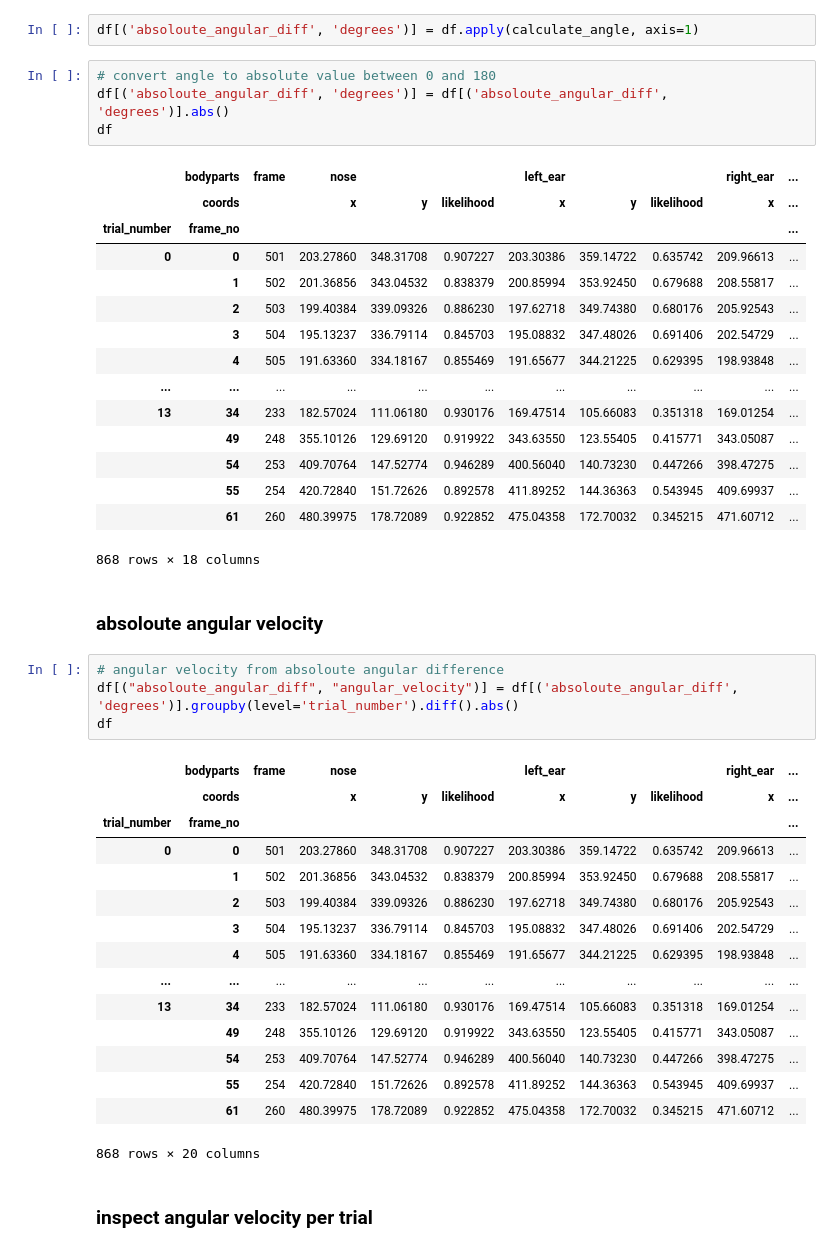
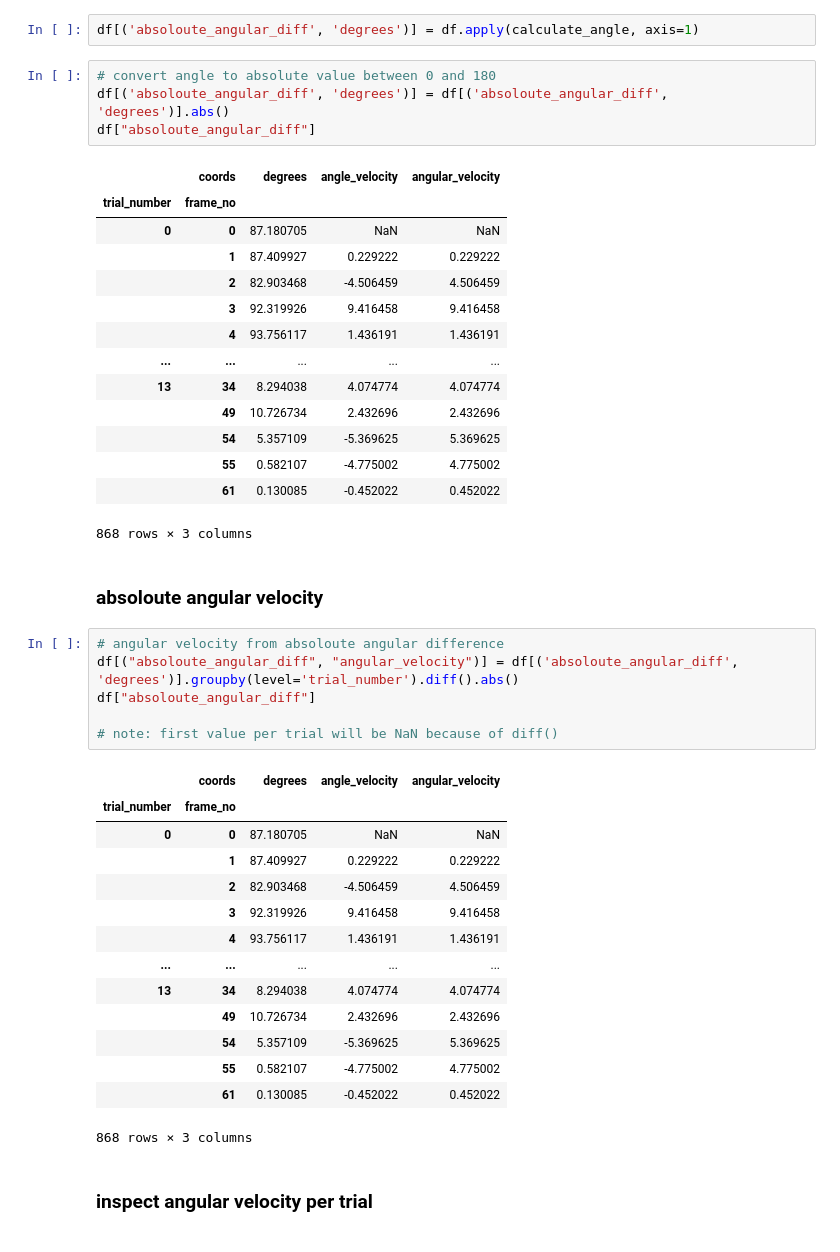
Before and after one commit to toniklenk/escape_tracking, a Jupyter notebook: scripts/analyse homing vector.ipynb, the cells around one changed output. Cells and saved outputs as stored; diff of their text form.

```diff
--- a/scripts/analyse homing vector.ipynb
+++ b/scripts/analyse homing vector.ipynb
@@ -203,45 +203,45 @@ df[('absoloute_angular_diff', 'degrees')] = df.apply(calculate_angle, axis=1)
 # %%
 # convert angle to absolute value between 0 and 180
 df[('absoloute_angular_diff', 'degrees')] = df[('absoloute_angular_diff', 'degrees')].abs()
-df
+df["absoloute_angular_diff"]
 # %% [output]
-|  | bodyparts | frame | nose |  |  | left_ear |  |  | right_ear | ... |
-|  | coords |  | x | y | likelihood | x | y | likelihood | x | ... |
-| trial_number | frame_no |  |  |  |  |  |  |  |  | ... |
-| 0 | 0 | 501 | 203.27860 | 348.31708 | 0.907227 | 203.30386 | 359.14722 | 0.635742 | 209.96613 | ... |
-|  | 1 | 502 | 201.36856 | 343.04532 | 0.838379 | 200.85994 | 353.92450 | 0.679688 | 208.55817 | ... |
-|  | 2 | 503 | 199.40384 | 339.09326 | 0.886230 | 197.62718 | 349.74380 | 0.680176 | 205.92543 | ... |
-|  | 3 | 504 | 195.13237 | 336.79114 | 0.845703 | 195.08832 | 347.48026 | 0.691406 | 202.54729 | ... |
-|  | 4 | 505 | 191.63360 | 334.18167 | 0.855469 | 191.65677 | 344.21225 | 0.629395 | 198.93848 | ... |
-| ... | ... | ... | ... | ... | ... | ... | ... | ... | ... | ... |
-| 13 | 34 | 233 | 182.57024 | 111.06180 | 0.930176 | 169.47514 | 105.66083 | 0.351318 | 169.01254 | ... |
-|  | 49 | 248 | 355.10126 | 129.69120 | 0.919922 | 343.63550 | 123.55405 | 0.415771 | 343.05087 | ... |
-|  | 54 | 253 | 409.70764 | 147.52774 | 0.946289 | 400.56040 | 140.73230 | 0.447266 | 398.47275 | ... |
-|  | 55 | 254 | 420.72840 | 151.72626 | 0.892578 | 411.89252 | 144.36363 | 0.543945 | 409.69937 | ... |
-|  | 61 | 260 | 480.39975 | 178.72089 | 0.922852 | 475.04358 | 172.70032 | 0.345215 | 471.60712 | ... |
+|  | coords | degrees | angle_velocity | angular_velocity |
+| trial_number | frame_no |  |  |  |
+| 0 | 0 | 87.180705 | NaN | NaN |
+|  | 1 | 87.409927 | 0.229222 | 0.229222 |
+|  | 2 | 82.903468 | -4.506459 | 4.506459 |
+|  | 3 | 92.319926 | 9.416458 | 9.416458 |
+|  | 4 | 93.756117 | 1.436191 | 1.436191 |
+| ... | ... | ... | ... | ... |
+| 13 | 34 | 8.294038 | 4.074774 | 4.074774 |
+|  | 49 | 10.726734 | 2.432696 | 2.432696 |
+|  | 54 | 5.357109 | -5.369625 | 5.369625 |
+|  | 55 | 0.582107 | -4.775002 | 4.775002 |
+|  | 61 | 0.130085 | -0.452022 | 0.452022 |
-868 rows × 18 columns
+868 rows × 3 columns
 # %% [markdown]
 ### absoloute angular velocity
 # %%
 # angular velocity from absoloute angular difference
 df[("absoloute_angular_diff", "angular_velocity")] = df[('absoloute_angular_diff', 'degrees')].groupby(level='trial_number').diff().abs()
-df
+df["absoloute_angular_diff"]
+
+# note: first value per trial will be NaN because of diff()
 # %% [output]
-|  | bodyparts | frame | nose |  |  | left_ear |  |  | right_ear | ... |
-|  | coords |  | x | y | likelihood | x | y | likelihood | x | ... |
-| trial_number | frame_no |  |  |  |  |  |  |  |  | ... |
-| 0 | 0 | 501 | 203.27860 | 348.31708 | 0.907227 | 203.30386 | 359.14722 | 0.635742 | 209.96613 | ... |
-|  | 1 | 502 | 201.36856 | 343.04532 | 0.838379 | 200.85994 | 353.92450 | 0.679688 | 208.55817 | ... |
-|  | 2 | 503 | 199.40384 | 339.09326 | 0.886230 | 197.62718 | 349.74380 | 0.680176 | 205.92543 | ... |
-|  | 3 | 504 | 195.13237 | 336.79114 | 0.845703 | 195.08832 | 347.48026 | 0.691406 | 202.54729 | ... |
-|  | 4 | 505 | 191.63360 | 334.18167 | 0.855469 | 191.65677 | 344.21225 | 0.629395 | 198.93848 | ... |
-| ... | ... | ... | ... | ... | ... | ... | ... | ... | ... | ... |
-| 13 | 34 | 233 | 182.57024 | 111.06180 | 0.930176 | 169.47514 | 105.66083 | 0.351318 | 169.01254 | ... |
-|  | 49 | 248 | 355.10126 | 129.69120 | 0.919922 | 343.63550 | 123.55405 | 0.415771 | 343.05087 | ... |
-|  | 54 | 253 | 409.70764 | 147.52774 | 0.946289 | 400.56040 | 140.73230 | 0.447266 | 398.47275 | ... |
-|  | 55 | 254 | 420.72840 | 151.72626 | 0.892578 | 411.89252 | 144.36363 | 0.543945 | 409.69937 | ... |
-|  | 61 | 260 | 480.39975 | 178.72089 | 0.922852 | 475.04358 | 172.70032 | 0.345215 | 471.60712 | ... |
+|  | coords | degrees | angle_velocity | angular_velocity |
+| trial_number | frame_no |  |  |  |
+| 0 | 0 | 87.180705 | NaN | NaN |
+|  | 1 | 87.409927 | 0.229222 | 0.229222 |
+|  | 2 | 82.903468 | -4.506459 | 4.506459 |
+|  | 3 | 92.319926 | 9.416458 | 9.416458 |
+|  | 4 | 93.756117 | 1.436191 | 1.436191 |
+| ... | ... | ... | ... | ... |
+| 13 | 34 | 8.294038 | 4.074774 | 4.074774 |
+|  | 49 | 10.726734 | 2.432696 | 2.432696 |
+|  | 54 | 5.357109 | -5.369625 | 5.369625 |
+|  | 55 | 0.582107 | -4.775002 | 4.775002 |
+|  | 61 | 0.130085 | -0.452022 | 0.452022 |
-868 rows × 20 columns
+868 rows × 3 columns
 # %% [markdown]
 ### inspect angular velocity per trial
 # %%
```
Also changed, not shown: parts of 4 cells of this notebook, 12 other files.
